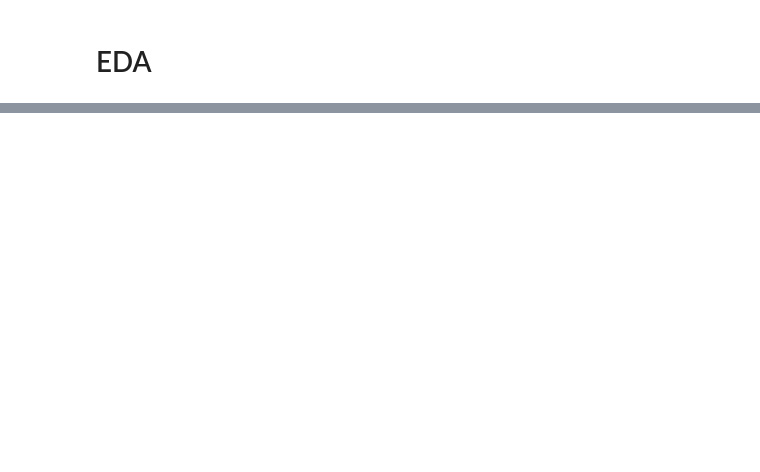
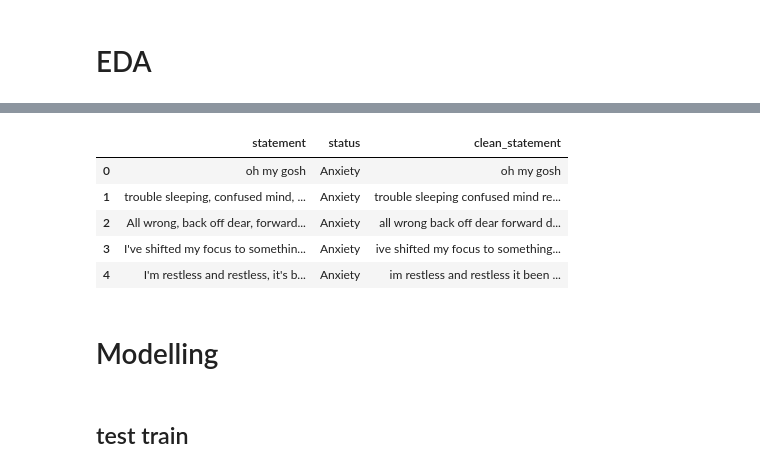
Before and after one commit to g0zzy/stress_sense, a Jupyter notebook: notebooks/sanjib_playground.ipynb, the cells around one changed output, grey strips where cells are left out. Cells and saved outputs as stored; diff of their text form; code cells hidden in the pictures; blank space fills up the shorter version.

```diff
--- a/notebooks/sanjib_playground.ipynb
+++ b/notebooks/sanjib_playground.ipynb
@@ -121,0 +121,37 @@ sns.histplot(data=data_df,x='status', ax=ax,stat='percent');
+# %%
+def preprocessing(sentence):
+    # Removing whitespaces
+    sentence = sentence.strip()
+
+    # Lowercasing
+    sentence = sentence.lower()
+
+    # Removing numbers
+    sentence = ''.join(char for char in sentence if not char.isdigit())
+
+    # Removing punctuation
+    for punctuation in string.punctuation:
+        sentence = sentence.replace(punctuation, '')
+
+    # Tokenizing
+    tokenized = word_tokenize(sentence)
+
+    # Lemmatizing
+    lemmatizer = WordNetLemmatizer()
+    lemmatized = [lemmatizer.lemmatize(word) for word in tokenized]
+    cleaned_sentence = " ".join(lemmatized)
+    return cleaned_sentence
+# %%
+data_df['clean_statement'] = data_df['statement'].apply(preprocessing)
+data_df.head()
+# %% [output]
+|  | statement | status | clean_statement |
+| 0 | oh my gosh | Anxiety | oh my gosh |
+| 1 | trouble sleeping, confused mind, ... | Anxiety | trouble sleeping confused mind re... |
+| 2 | All wrong, back off dear, forward... | Anxiety | all wrong back off dear forward d... |
+| 3 | I've shifted my focus to somethin... | Anxiety | ive shifted my focus to something... |
+| 4 | I'm restless and restless, it's b... | Anxiety | im restless and restless it been ... |
+# %% [markdown]
+# Modelling
+# %% [markdown]
+## test train
```
Also changed, not shown: parts of 34 cells of this notebook.
